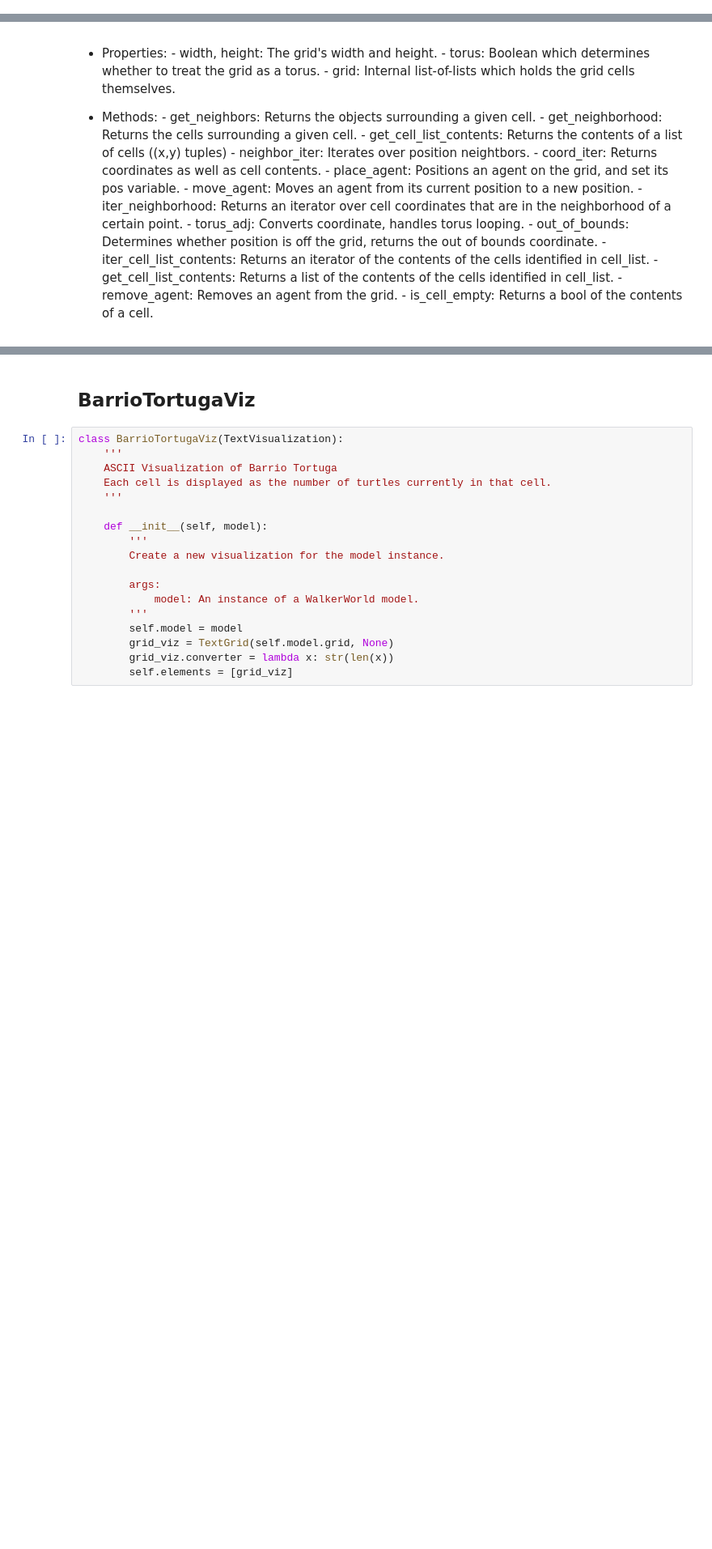
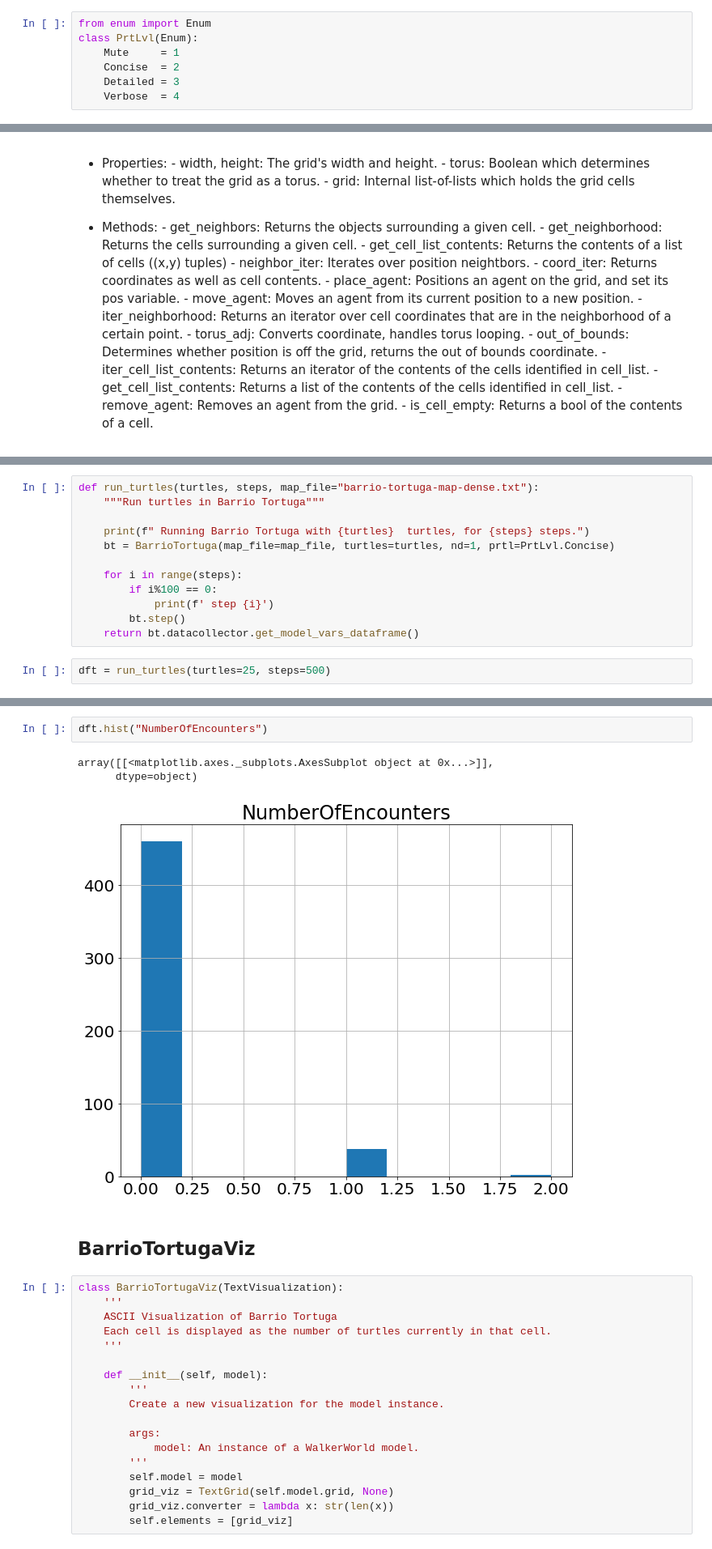
Before and after one commit to jjgomezcadenas/mesaTutorials, a Jupyter notebook: notebooks/BarrioTortuga.ipynb, the cells around one changed output, grey strips where cells are left out. Shown: that part at 81% size. Drawn from its saved outputs; the diff is of its cells as text; blank space fills up the shorter version.

```diff
--- a/notebooks/BarrioTortuga.ipynb
+++ b/notebooks/BarrioTortuga.ipynb
@@ -41,0 +44,7 @@ from mesa.visualization.TextVisualization import TextVisualization, TextGrid
+# %%
+from enum import Enum
+class PrtLvl(Enum):
+    Mute     = 1
+    Concise  = 2
+    Detailed = 3
+    Verbose  = 4
@@ -190,0 +195,14 @@ class BarrioTortuga(Model):
+# %%
+def run_turtles(turtles, steps, map_file="barrio-tortuga-map-dense.txt"):
+    """Run turtles in Barrio Tortuga"""
+
+    print(f" Running Barrio Tortuga with {turtles}  turtles, for {steps} steps.")
+    bt = BarrioTortuga(map_file=map_file, turtles=turtles, nd=1, prtl=PrtLvl.Concise)
+
+    for i in range(steps):
+        if i%100 == 0:
+            print(f' step {i}')
+        bt.step()
+    return bt.datacollector.get_model_vars_dataframe()
+# %%
+dft = run_turtles(turtles=25, steps=500)
@@ -191,3 +227,9 @@ class BarrioTortuga(Model):
+# %%
+dft.hist("NumberOfEncounters")
+# %% [output]
+array([[<matplotlib.axes._subplots.AxesSubplot object at 0x...>]],
+      dtype=object)
+[figure, added]
 # %% [markdown]
 ## BarrioTortugaViz
 # %%
```
Also changed, not shown: parts of 25 cells of this notebook, 2 other files.
